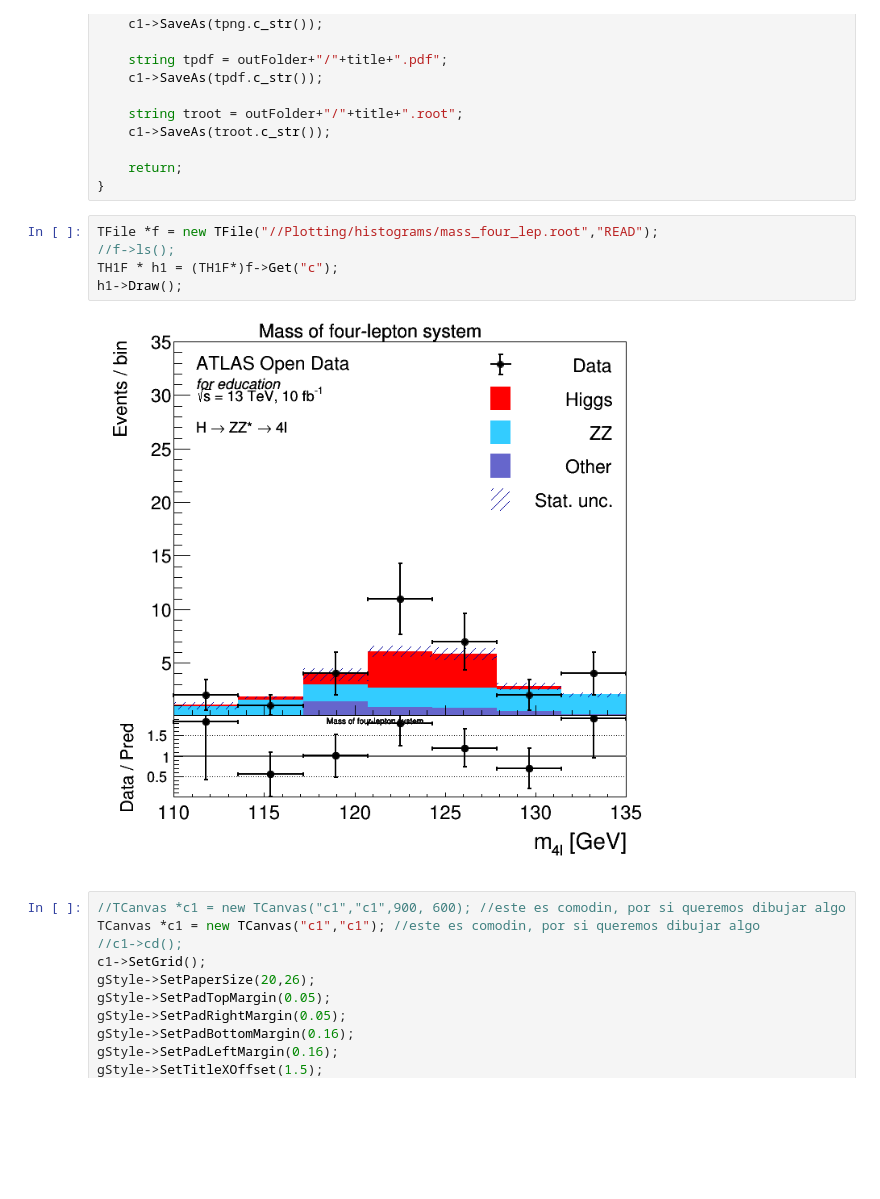
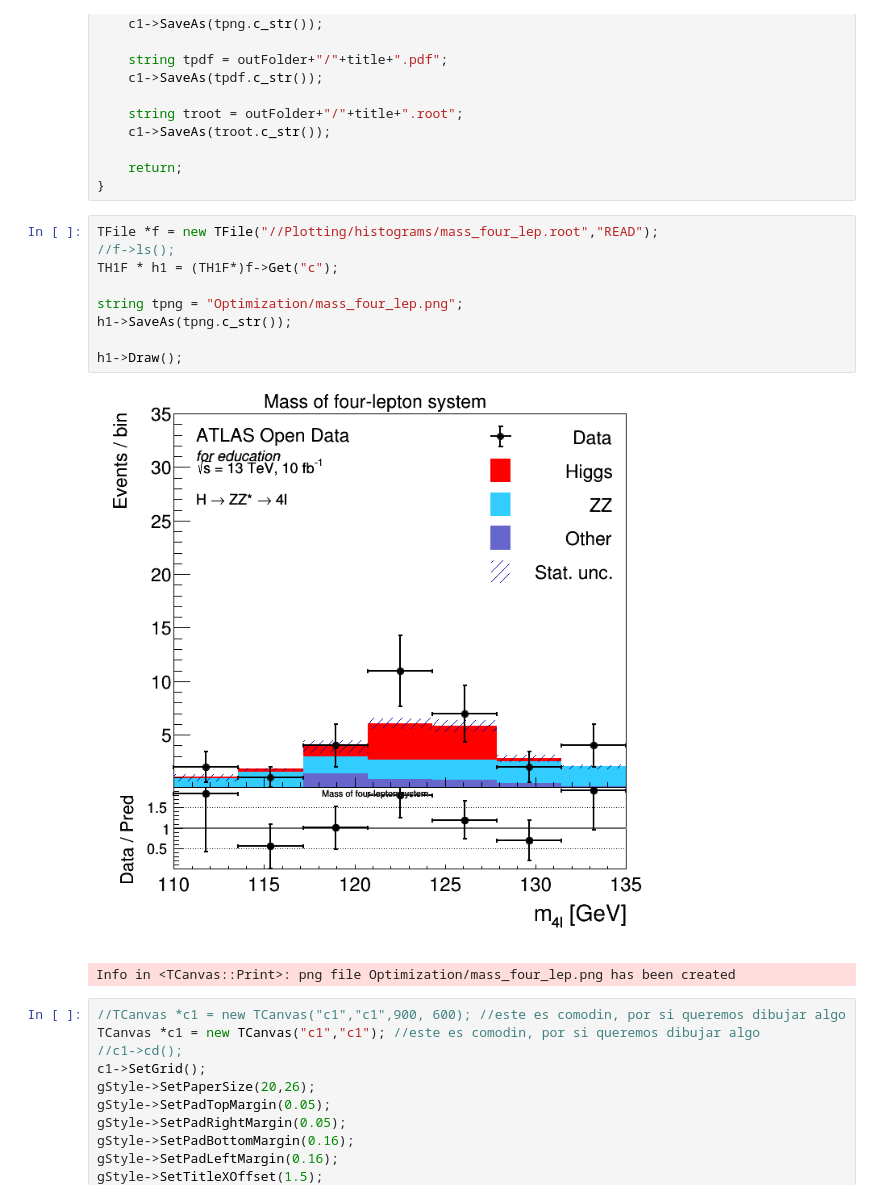
Before and after one commit to AltuOs/HZZ4l, a Jupyter notebook: New_goodness_of_fit.ipynb, the cells around one changed output. Drawn from its saved outputs; the diff is of its cells as text; blank space fills up the shorter version.

```diff
--- a/New_goodness_of_fit.ipynb
+++ b/New_goodness_of_fit.ipynb
@@ -30,10 +30,15 @@ void PrintCanvas(TCanvas* c1, string title) {
 # %%
 TFile *f = new TFile("//Plotting/histograms/mass_four_lep.root","READ");
 //f->ls();
 TH1F * h1 = (TH1F*)f->Get("c");
+
+string tpng = "Optimization/mass_four_lep.png";
+h1->SaveAs(tpng.c_str());
+
 h1->Draw();
 # %% [output]
-[figure, old version]
+[figure, new version]
+Info in <TCanvas::Print>: png file Optimization/mass_four_lep.png has been created
 # %%
 //TCanvas *c1 = new TCanvas("c1","c1",900, 600); //este es comodin, por si queremos dibujar algo
 TCanvas *c1 = new TCanvas("c1","c1"); //este es comodin, por si queremos dibujar algo
```
Also changed, not shown: parts of 1 cell of this notebook.
